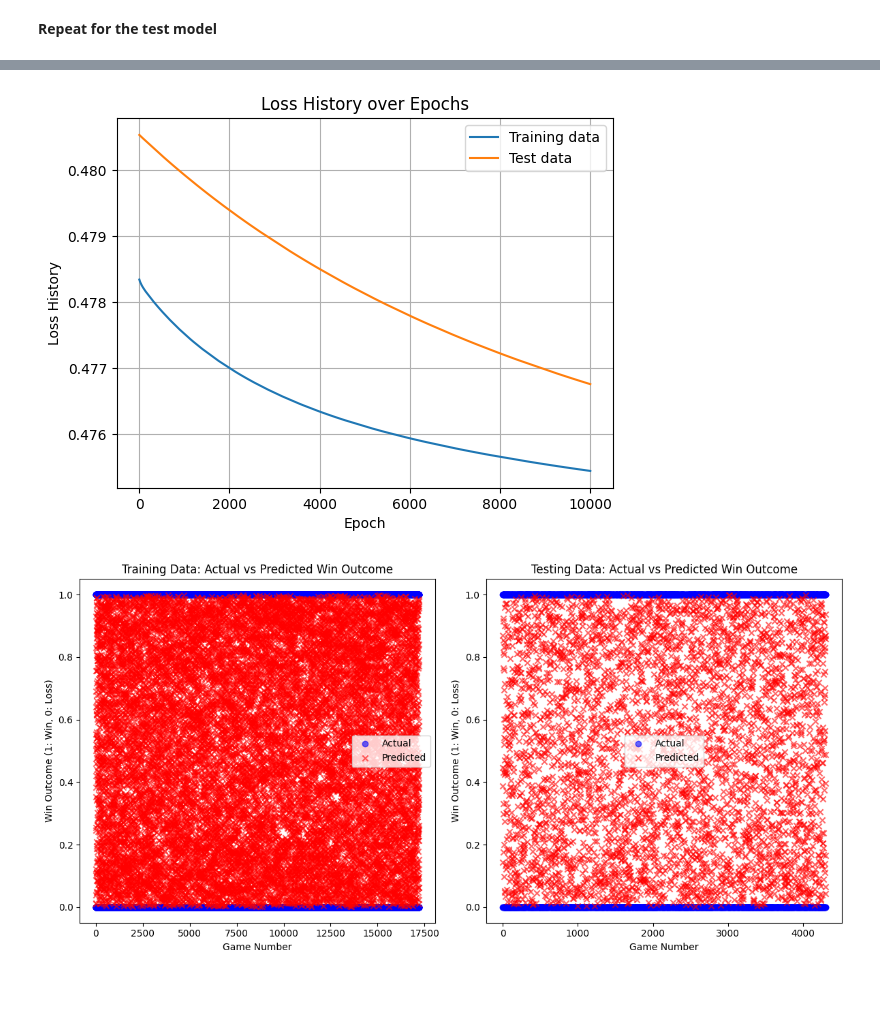
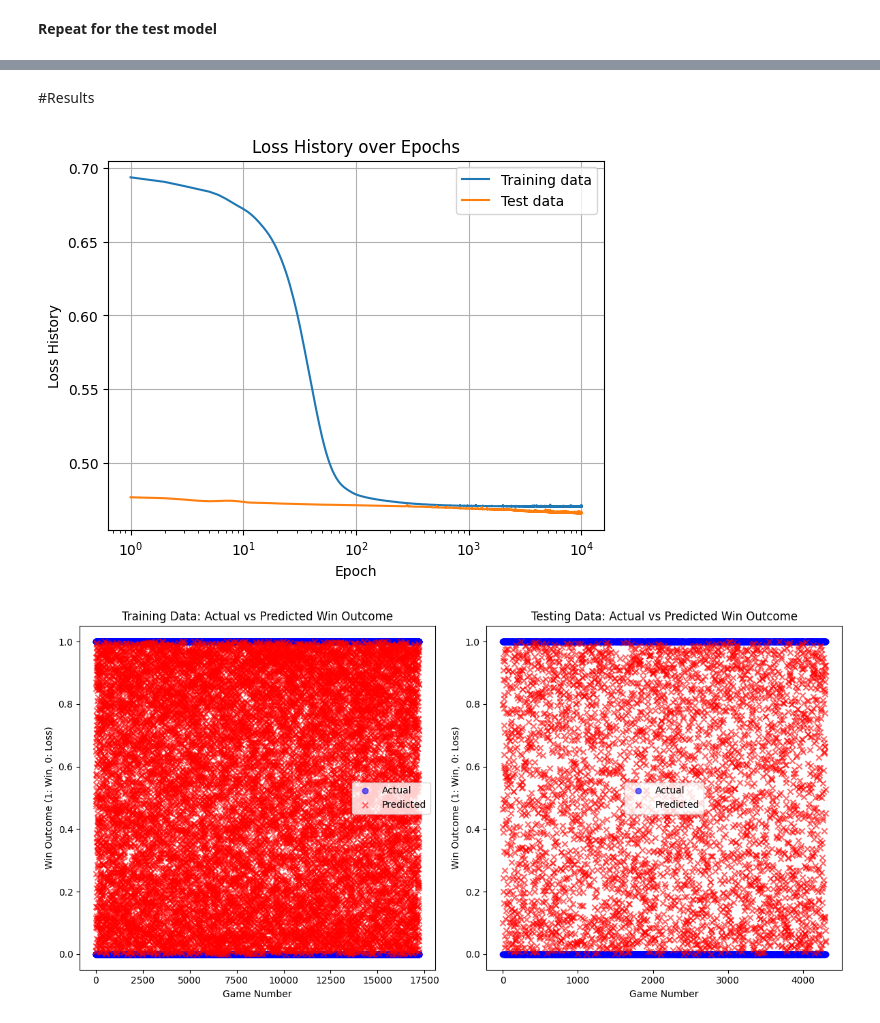
Before and after one commit to MantisShrimp2/Machine-Learning-for-Astro, a Jupyter notebook: ML_miniproject.ipynb, the cells around one changed output, grey strips where cells are left out. Drawn from its saved outputs; the diff is of its cells as text; code cells hidden in the pictures; blank space fills up the shorter version.

Commit message:
Final version
77% accurate model

```diff
--- a/ML_miniproject.ipynb
+++ b/ML_miniproject.ipynb
@@ -231,10 +244,20 @@ y_test = torch.FloatTensor(y_test.values)
 y_train = torch.FloatTensor(y_train.values)
 # %%
 class LOL_classification(torch.nn.Module):
-    def __init__(self,shape):
+    def __init__(self,shape,hidden,output):
+      #create a linear regression model using multi-layer perceptron network
         super(LOL_classification, self).__init__()
-        self.linear = torch.nn.Linear(shape, 1)
+        self.linear = torch.nn.Linear(shape, hidden)
+        self.linear2 = torch.nn.Linear(hidden,hidden)
+
+        self.linear3 = torch.nn.Linear(hidden, output)
         self.sigmoid = torch.nn.Sigmoid()
 
     def forward(self, x):
-        return self.sigmoid(self.linear(x))
+      x = self.linear(x)
+      x = torch.relu(x)
+      x = self.linear2(x)
+      x = torch.relu(x)
+      x = self.linear3(x)
+      x = self.sigmoid(x)
+      return x
@@ -264,11 +299,12 @@ def accuracy(model, data, target):
 
     return acc
 # %%
+#number of parameters in the dataset
 shape = len(league_clean.columns)
 
-model = LOL_classification(shape=shape)
-criterion = criterion = torch.nn.BCELoss()
-optimizer = optim.SGD(model.parameters(), lr=0.01)
+model = LOL_classification(shape=shape,hidden=2,output=1)
+criterion = torch.nn.BCELoss()
+optimizer = optim.Adam(model.parameters(), lr =0.01)
 # %%
 # Training loop  chatgpt
 
@@ -336,25 +372,30 @@ Accuracy for Training model:  {76.22007901464094} %
+# %% [markdown]
+#Results
 # %%
+#plot the loss history
 n_epochs = np.linspace(1,epochs,num=epochs)
 plt.plot(n_epochs, loss_history,label='Training data')
 plt.plot(n_epochs, loss_history_test, label='Test data')
 plt.title("Loss History over Epochs")
 plt.grid()
 plt.xlabel("Epoch")
+plt.xscale("log")
 plt.legend()
 plt.ylabel("Loss History")
 plt.show()
 # %% [output]
-[figure, old version]
+[figure, new version]
 # %%
+#asked Chatgpt for this plotting template
 model.eval()
 with torch.no_grad():
     # Predictions for training data
-    train_inputs = torch.FloatTensor(X_train)
+    train_inputs = X_train
     train_outputs = model(train_inputs)
     train_predicted = (train_outputs.squeeze())
 
     # Predictions for testing data
-    test_inputs = torch.FloatTensor(X_test)
+    test_inputs =X_test
     test_outputs = model(test_inputs)
     test_predicted = (test_outputs.squeeze())
 
@@ -383,4 +424,4 @@ plt.legend()
 plt.tight_layout()
 plt.show()
 # %% [output]
-[figure, old version]
+[figure, new version]
```
Also changed, not shown: parts of 17 cells of this notebook.
